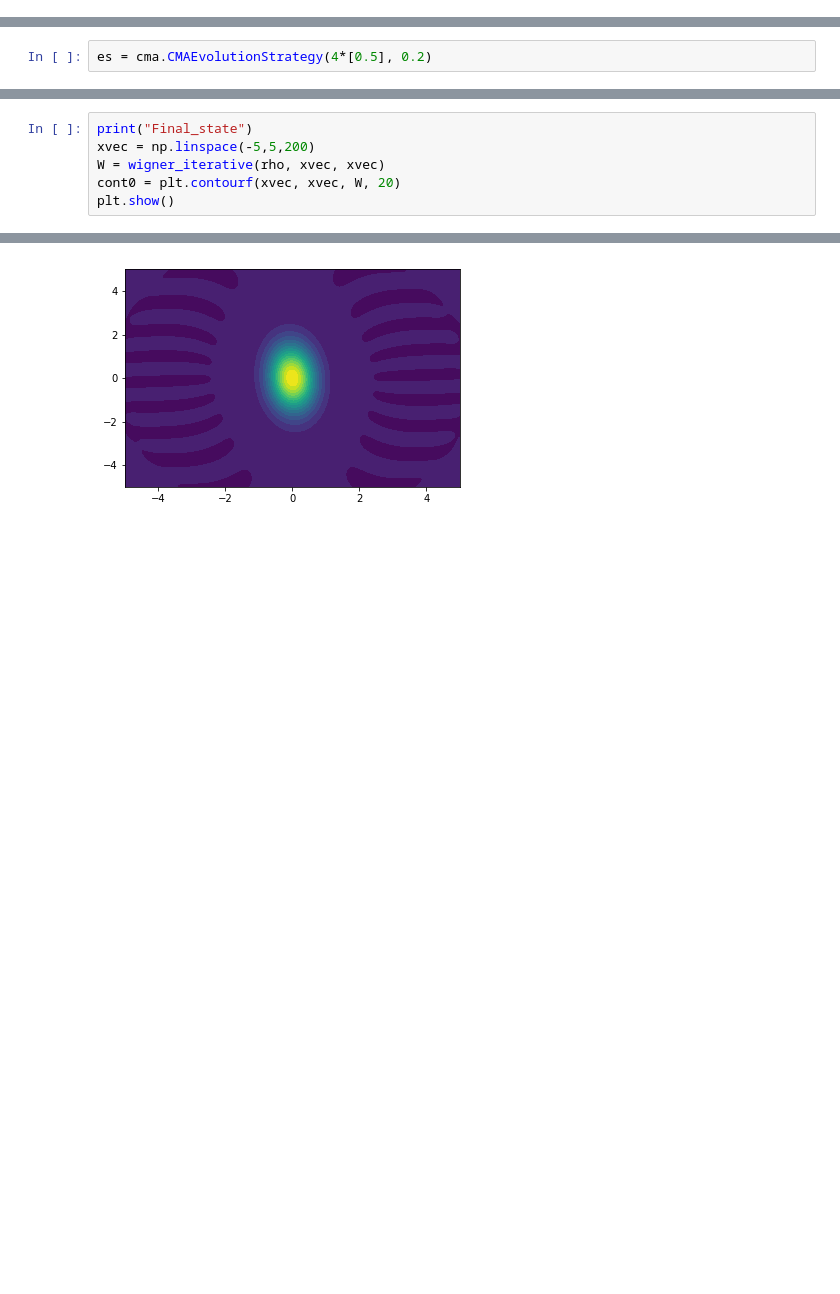
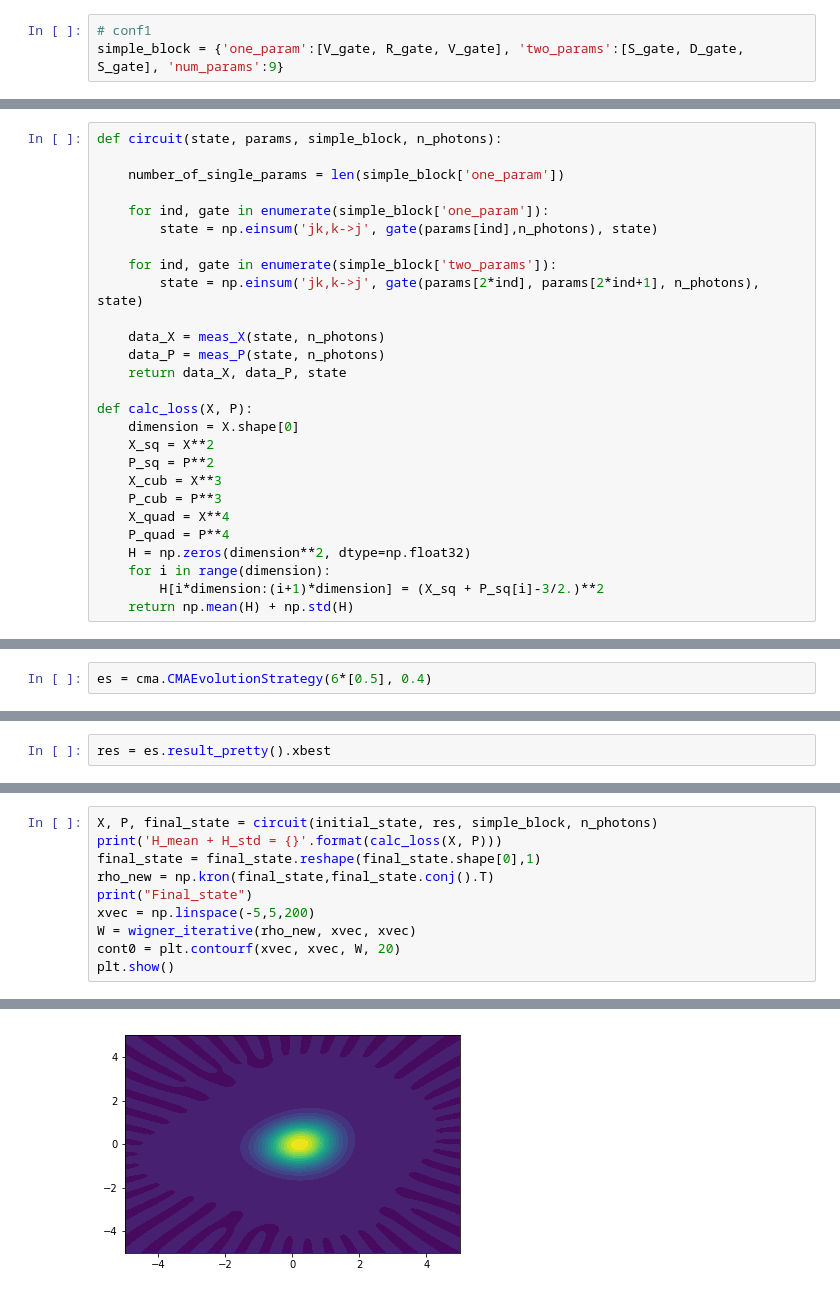
Before and after one commit to kuzhamuratov/MBQC, a Jupyter notebook: genetic_algo-cma.ipynb, the cells around one changed output, grey strips where cells are left out. Saved outputs shown, nothing was run; the diff lists cells and outputs as text; blank space fills up the shorter version.

```diff
--- a/genetic_algo-cma.ipynb
+++ b/genetic_algo-cma.ipynb
@@ -20,0 +26,3 @@ initial_state = np.einsum('jk,k->j', gate3, initial_state)
+# %%
+# conf1
+simple_block = {'one_param':[V_gate, R_gate, V_gate], 'two_params':[S_gate, D_gate, S_gate], 'num_params':9}
@@ -52,2 +55,29 @@ def calc_loss(X, P):
+# %%
+def circuit(state, params, simple_block, n_photons):
+
+    number_of_single_params = len(simple_block['one_param'])
+
+    for ind, gate in enumerate(simple_block['one_param']):
+        state = np.einsum('jk,k->j', gate(params[ind],n_photons), state)
+
+    for ind, gate in enumerate(simple_block['two_params']):
+        state = np.einsum('jk,k->j', gate(params[2*ind], params[2*ind+1], n_photons), state)
+
+    data_X = meas_X(state, n_photons)
+    data_P = meas_P(state, n_photons)
+    return data_X, data_P, state
+
+def calc_loss(X, P):
+    dimension = X.shape[0]
+    X_sq = X**2
+    P_sq = P**2
+    X_cub = X**3
+    P_cub = P**3
+    X_quad = X**4
+    P_quad = P**4
+    H = np.zeros(dimension**2, dtype=np.float32)
+    for i in range(dimension):
+        H[i*dimension:(i+1)*dimension] = (X_sq + P_sq[i]-3/2.)**2
+    return np.mean(H) + np.std(H)
 # %%
 def func_to_opt(params):
@@ -55,4 +85,4 @@ def func_to_opt(params):
     return calc_loss(X, P)
 # %%
-es = cma.CMAEvolutionStrategy(4*[0.5], 0.2)
+es = cma.CMAEvolutionStrategy(6*[0.5], 0.4)
 # %% [output]
@@ -88,0 +109,2 @@ rho = np.kron(new_state,new_state.conj().T)
+# %%
+res = es.result_pretty().xbest
@@ -89,7 +119,11 @@ rho = np.kron(new_state,new_state.conj().T)
 # %%
+X, P, final_state = circuit(initial_state, res, simple_block, n_photons)
+print('H_mean + H_std = {}'.format(calc_loss(X, P)))
+final_state = final_state.reshape(final_state.shape[0],1)
+rho_new = np.kron(final_state,final_state.conj().T)
 print("Final_state")
 xvec = np.linspace(-5,5,200)
-W = wigner_iterative(rho, xvec, xvec)
+W = wigner_iterative(rho_new, xvec, xvec)
 cont0 = plt.contourf(xvec, xvec, W, 20)
 plt.show()
 # %% [output]
@@ -96,2 +131,2 @@ plt.show()
 Final_state
-[figure, old version]
+[figure, new version]
```
Also changed, not shown: parts of 21 cells of this notebook, 16 other files.
